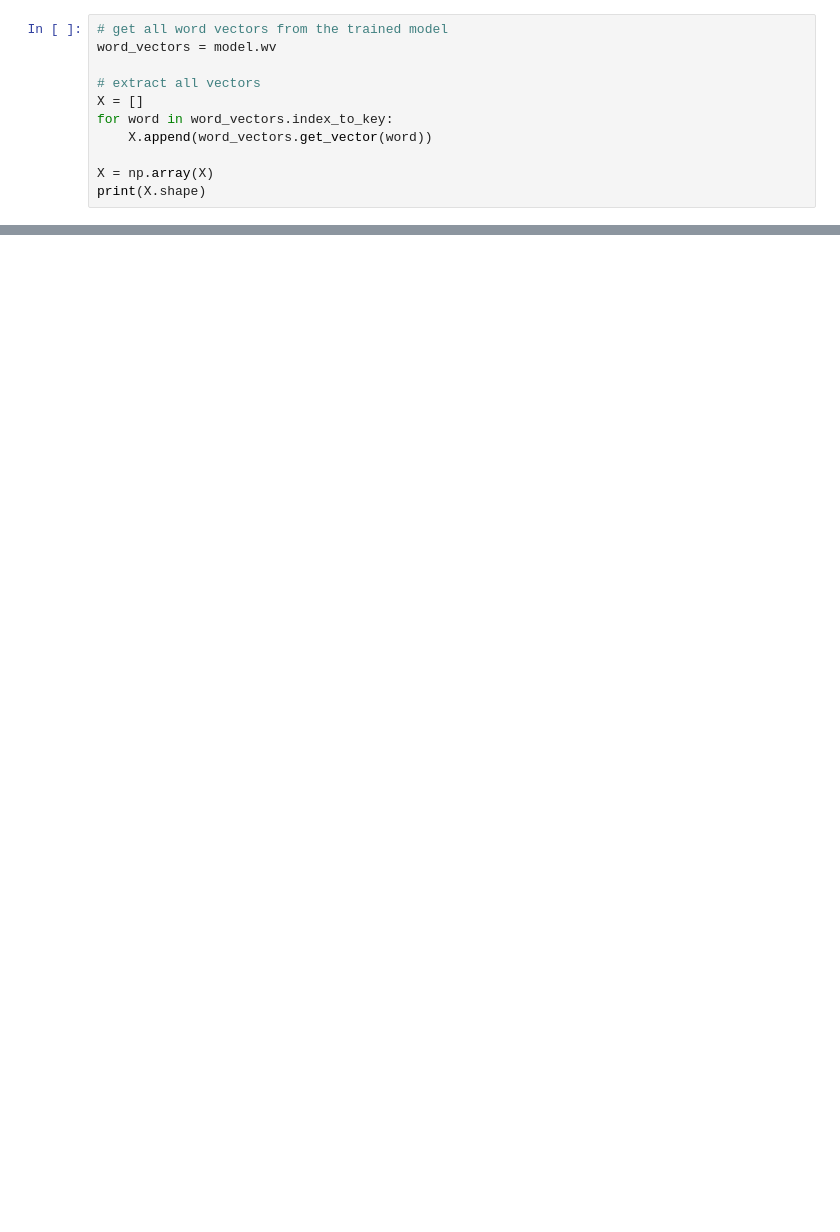
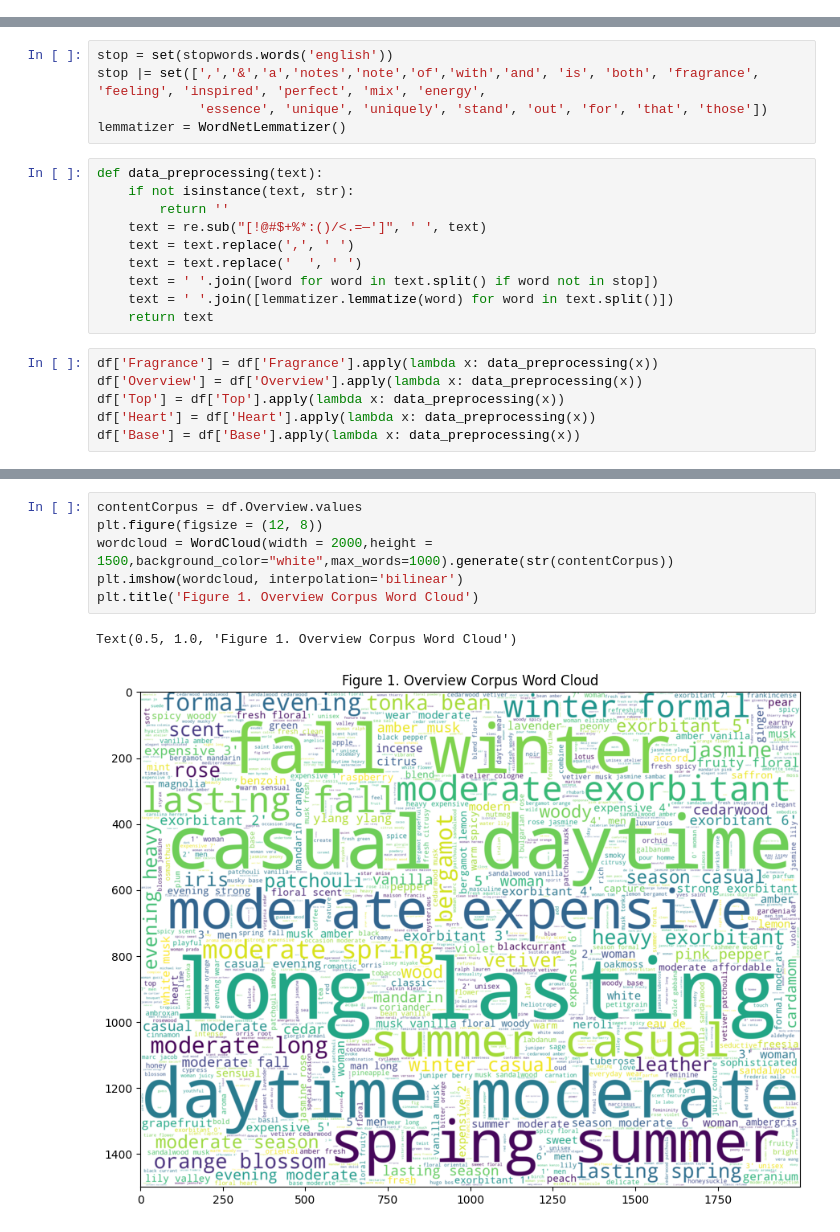
Before and after one commit to vidyasrigr/Perfume-Recommender, a Jupyter notebook: perfume_recommender.ipynb, the cells around one changed output, grey strips where cells are left out. Cells and saved outputs as stored; diff of their text form; blank space fills up the shorter version.

```diff
--- a/perfume_recommender.ipynb
+++ b/perfume_recommender.ipynb
@@ -159,11 +131,0 @@ Word2Vec<vocab=707, vector_size=100, alpha=0.03>
-# %%
-# get all word vectors from the trained model
-word_vectors = model.wv
-
-# extract all vectors
-X = []
-for word in word_vectors.index_to_key:
-    X.append(word_vectors.get_vector(word))
-
-X = np.array(X)
-print(X.shape)
@@ -299,0 +132,21 @@ Recommended fragrances overview:
+# %%
+stop = set(stopwords.words('english'))
+stop |= set([',','&','a','notes','note','of','with','and', 'is', 'both', 'fragrance', 'feeling', 'inspired', 'perfect', 'mix', 'energy',
+             'essence', 'unique', 'uniquely', 'stand', 'out', 'for', 'that', 'those'])
+lemmatizer = WordNetLemmatizer()
+# %%
+def data_preprocessing(text):
+    if not isinstance(text, str):
+        return ''
+    text = re.sub("[!@#$+%*:()/<.=—']", ' ', text)
+    text = text.replace(',', ' ')
+    text = text.replace('  ', ' ')
+    text = ' '.join([word for word in text.split() if word not in stop])
+    text = ' '.join([lemmatizer.lemmatize(word) for word in text.split()])
+    return text
+# %%
+df['Fragrance'] = df['Fragrance'].apply(lambda x: data_preprocessing(x))
+df['Overview'] = df['Overview'].apply(lambda x: data_preprocessing(x))
+df['Top'] = df['Top'].apply(lambda x: data_preprocessing(x))
+df['Heart'] = df['Heart'].apply(lambda x: data_preprocessing(x))
+df['Base'] = df['Base'].apply(lambda x: data_preprocessing(x))
@@ -299,0 +169,9 @@ Recommended fragrances overview:
+# %%
+contentCorpus = df.Overview.values
+plt.figure(figsize = (12, 8))
+wordcloud = WordCloud(width = 2000,height = 1500,background_color="white",max_words=1000).generate(str(contentCorpus))
+plt.imshow(wordcloud, interpolation='bilinear')
+plt.title('Figure 1. Overview Corpus Word Cloud')
+# %% [output]
+Text(0.5, 1.0, 'Figure 1. Overview Corpus Word Cloud')
+[figure, added]
```
Also changed, not shown: parts of 48 cells of this notebook.
